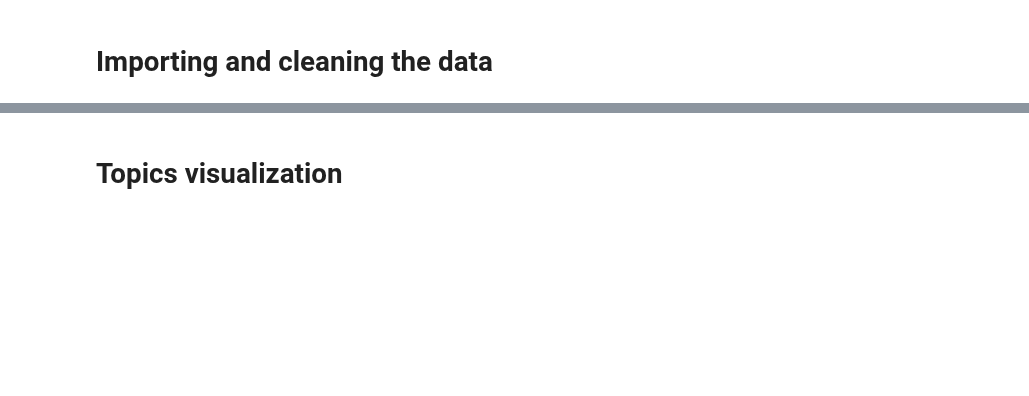
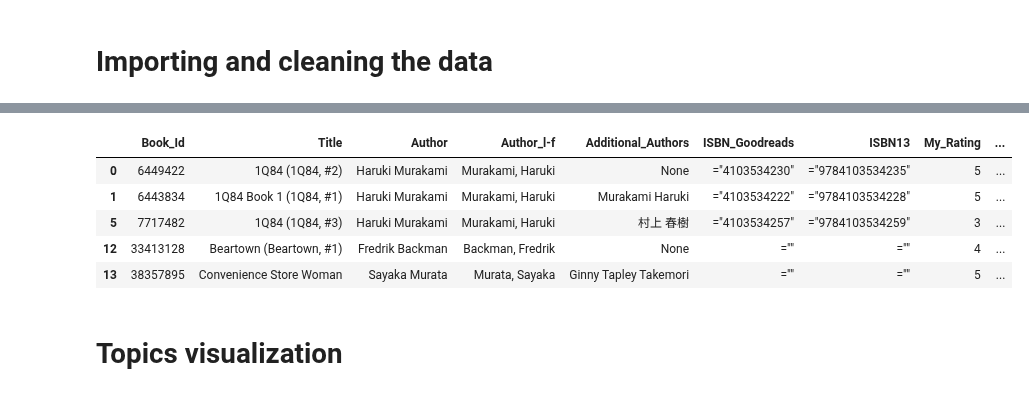
Before and after one commit to lalelisealstad/mybook-dashboard, a Jupyter notebook: analysis.ipynb, the cells around one changed output, grey strips where cells are left out. Cells and saved outputs as stored; diff of their text form; code cells hidden in the pictures; blank space fills up the shorter version.

```diff
--- a/analysis.ipynb
+++ b/analysis.ipynb
@@ -4,7 +4,7 @@
 import pandas as pd
 import json
 # %%
-pd.set_option('max_colwidth', 800)
+pd.set_option('max_colwidth', 50)
 pd.set_option('display.max_columns', 80)
 # %%
 import json
@@ -42,0 +40,28 @@ my_want_topics = {k: v for k, v in my_topics.items() if k in my_want_titles}
+# %%
+mybooks = pd.read_parquet("assets/my_book_df.parquet")
+# mybooks = mybooks.rename(columns=lambda x: x.replace(' ', '_'))
+# %%
+def categorize_pages(number_of_pages):
+    if number_of_pages >= 100 and number_of_pages <= 249:
+        return '100-249'
+    elif number_of_pages >= 250 and number_of_pages <= 349:
+        return '250-349'
+    elif number_of_pages >= 350 and number_of_pages <= 449:
+        return '350-449'
+    elif number_of_pages >= 450 and number_of_pages <= 599:
+        return '450-599'
+    elif number_of_pages >= 600 and number_of_pages <= 749:
+        return '600-749'
+    elif number_of_pages >= 750 and number_of_pages <= 999:
+        return '750-999'
+    else:
+        return '1000+'
+
+# Apply the categorize_pages function to create the 'Page_Cat' column
+mybooks['Page_Cat'] = mybooks['Number_of_Pages'].apply(categorize_pages)
+
+# Define the desired order of categories
+category_order = ['100-249', '250-349', '350-449', '450-599', '600-749', '750-999', '1000+']
+
+# Convert the 'Page_Cat' column to a categorical variable with the specified order
+mybooks['Page_Cat'] = pd.Categorical(mybooks['Page_Cat'], categories=category_order, ordered=True)
@@ -43,3 +76,12 @@ my_want_topics = {k: v for k, v in my_topics.items() if k in my_want_titles}
+# %%
+myreads.head()
+# %% [output]
+|  | Book_Id | Title | Author | Author_l-f | Additional_Authors | ISBN_Goodreads | ISBN13 | My_Rating | ... |
+| 0 | 6449422 | 1Q84 (1Q84, #2) | Haruki Murakami | Murakami, Haruki | None | ="4103534230" | ="9784103534235" | 5 | ... |
+| 1 | 6443834 | 1Q84 Book 1 (1Q84, #1) | Haruki Murakami | Murakami, Haruki | Murakami Haruki | ="4103534222" | ="9784103534228" | 5 | ... |
+| 5 | 7717482 | 1Q84 (1Q84, #3) | Haruki Murakami | Murakami, Haruki | 村上 春樹 | ="4103534257" | ="9784103534259" | 3 | ... |
+| 12 | 33413128 | Beartown (Beartown, #1) | Fredrik Backman | Backman, Fredrik | None | ="" | ="" | 4 | ... |
+| 13 | 38357895 | Convenience Store Woman | Sayaka Murata | Murata, Sayaka | Ginny Tapley Takemori | ="" | ="" | 5 | ... |
 # %% [markdown]
 # Topics visualization
 # %%
```
Also changed, not shown: parts of 15 cells of this notebook, 3 other files.
